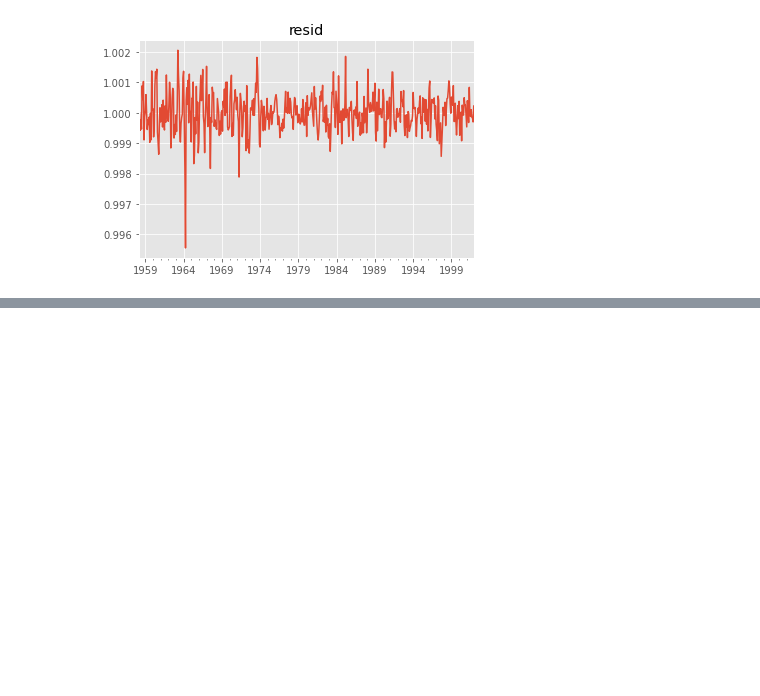
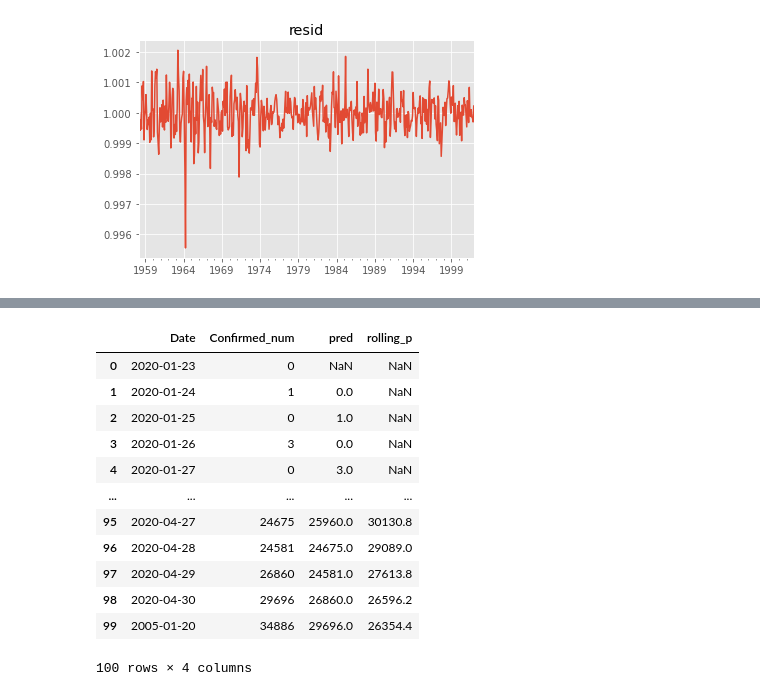
Before and after one commit to Leolee11111/TimeSeries, a Jupyter notebook: 第一节：时间序列分析概述.ipynb, the cells around one changed output, grey strips where cells are left out. Cells and saved outputs as stored; diff of their text form; code cells hidden in the pictures; blank space fills up the shorter version.

```diff
--- a/第一节：时间序列分析概述.ipynb
+++ b/第一节：时间序列分析概述.ipynb
@@ -499,0 +562,19 @@ plt.show()
+# %%
+# 简单移动平均法：使用前5天数据的平均值作为明天的预测
+p = 5
+covid_data['rolling_p'] = covid_data['Confirmed_num'].rolling(window=p, closed='left').mean()
+covid_data.head(100)
+# %% [output]
+|  | Date | Confirmed_num | pred | rolling_p |
+| 0 | 2020-01-23 | 0 | NaN | NaN |
+| 1 | 2020-01-24 | 1 | 0.0 | NaN |
+| 2 | 2020-01-25 | 0 | 1.0 | NaN |
+| 3 | 2020-01-26 | 3 | 0.0 | NaN |
+| 4 | 2020-01-27 | 0 | 3.0 | NaN |
+| ... | ... | ... | ... | ... |
+| 95 | 2020-04-27 | 24675 | 25960.0 | 30130.8 |
+| 96 | 2020-04-28 | 24581 | 24675.0 | 29089.0 |
+| 97 | 2020-04-29 | 26860 | 24581.0 | 27613.8 |
+| 98 | 2020-04-30 | 29696 | 26860.0 | 26596.2 |
+| 99 | 2005-01-20 | 34886 | 29696.0 | 26354.4 |
+100 rows × 4 columns
```
Also changed, not shown: parts of 8 cells of this notebook.
